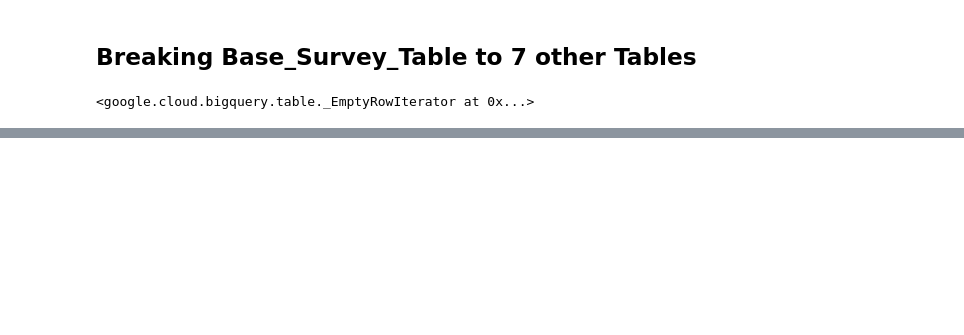
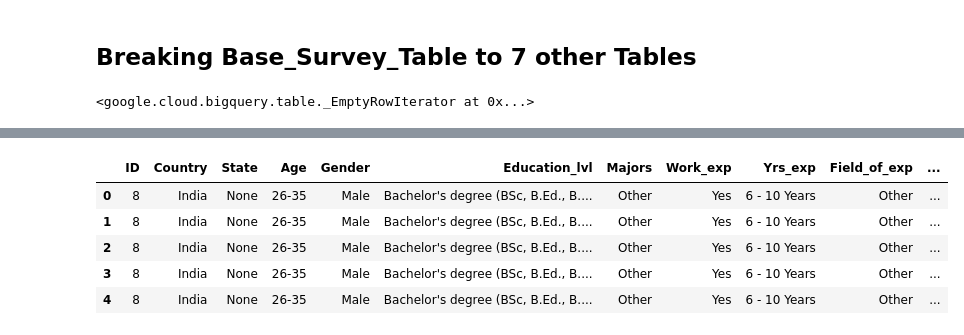
Before and after one commit to JayrajRadadiya/Capstone-Project, a Jupyter notebook: Code/Python Codes/SES_Survey_1_DataPush.ipynb, the cells around one changed output, grey strips where cells are left out. Saved outputs shown, nothing was run; the diff lists cells and outputs as text; code cells hidden in the pictures; blank space fills up the shorter version.

```diff
--- a/Code/Python Codes/SES_Survey_1_DataPush.ipynb
+++ b/Code/Python Codes/SES_Survey_1_DataPush.ipynb
@@ -482,0 +502,9 @@ LoadJob<project=surveyproject-378222, location=northamerica-northeast2, id=a85cc
+# %%
+AcaDemo.head()
+# %% [output]
+|  | ID | Country | State | Age | Gender | Education_lvl | Majors | Work_exp | Yrs_exp | Field_of_exp | ... |
+| 0 | 8 | India | None | 26-35 | Male | Bachelor's degree (BSc, B.Ed., B.... | Other | Yes | 6 - 10 Years | Other | ... |
+| 1 | 8 | India | None | 26-35 | Male | Bachelor's degree (BSc, B.Ed., B.... | Other | Yes | 6 - 10 Years | Other | ... |
+| 2 | 8 | India | None | 26-35 | Male | Bachelor's degree (BSc, B.Ed., B.... | Other | Yes | 6 - 10 Years | Other | ... |
+| 3 | 8 | India | None | 26-35 | Male | Bachelor's degree (BSc, B.Ed., B.... | Other | Yes | 6 - 10 Years | Other | ... |
+| 4 | 8 | India | None | 26-35 | Male | Bachelor's degree (BSc, B.Ed., B.... | Other | Yes | 6 - 10 Years | Other | ... |
```
Also changed, not shown: parts of 21 cells of this notebook.
